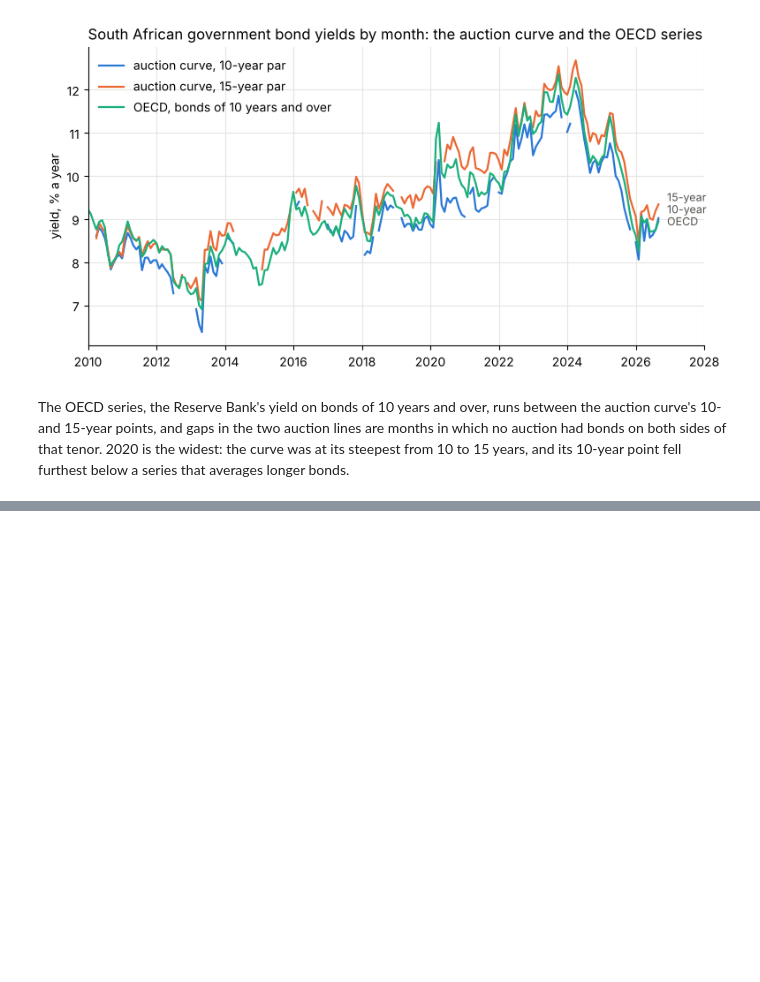
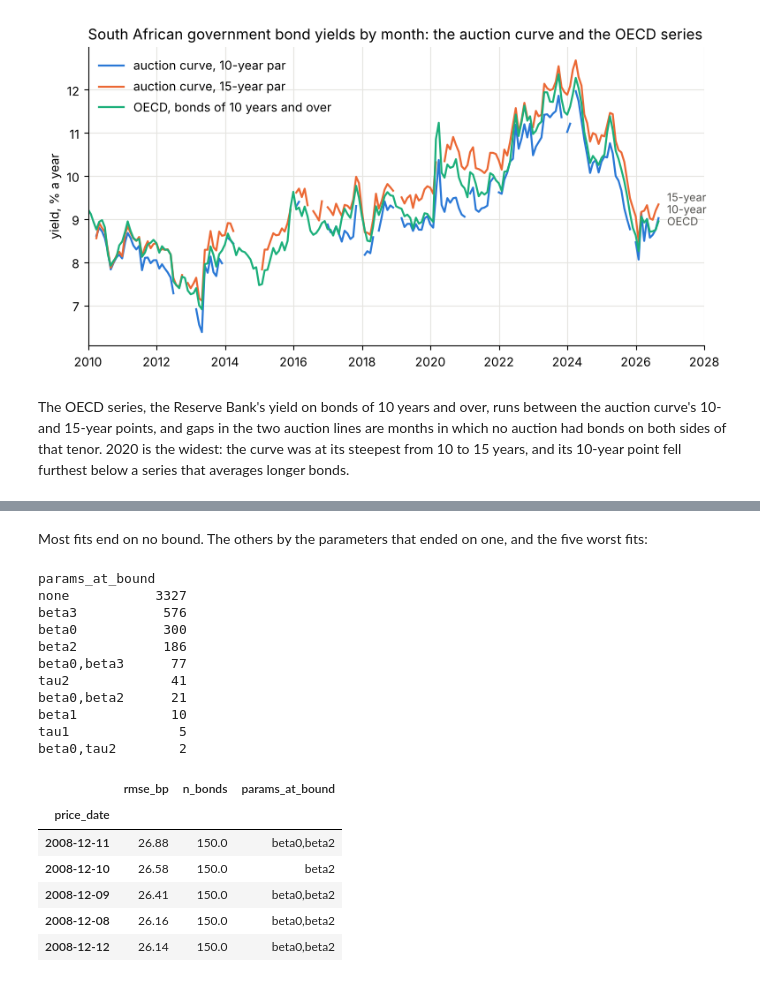
Before and after one commit to Makayacine/Finance, a Jupyter notebook: sovereign-curves-cicd-lambda-glue-ecs/sovereign-curves-walkthrough.ipynb, the cells around one changed output, grey strips where cells are left out. Cells and saved outputs as stored; diff of their text form; code cells hidden in the pictures; blank space fills up the shorter version.

```diff
--- a/sovereign-curves-cicd-lambda-glue-ecs/sovereign-curves-walkthrough.ipynb
+++ b/sovereign-curves-cicd-lambda-glue-ecs/sovereign-curves-walkthrough.ipynb
@@ -595,0 +677,26 @@ had bonds on both sides of that tenor. 2020 is the widest: the curve was at its
+# %% [markdown]
+Most fits end on no bound. The others by the parameters that ended on one, and the five worst
+fits:
+# %%
+if FULL is not None:
+    print(fsv.params_at_bound.replace("", "none").value_counts().to_string())
+    display(fsv.nlargest(5, "rmse_bp").set_index("price_date")[["rmse_bp", "n_bonds", "params_at_bound"]].round(2))
+# %% [output]
+params_at_bound
+none           3327
+beta3           576
+beta0           300
+beta2           186
+beta0,beta3      77
+tau2             41
+beta0,beta2      21
+beta1            10
+tau1              5
+beta0,tau2        2
+|  | rmse_bp | n_bonds | params_at_bound |
+| price_date |  |  |  |
+| 2008-12-11 | 26.88 | 150.0 | beta0,beta2 |
+| 2008-12-10 | 26.58 | 150.0 | beta2 |
+| 2008-12-09 | 26.41 | 150.0 | beta0,beta2 |
+| 2008-12-08 | 26.16 | 150.0 | beta0,beta2 |
+| 2008-12-12 | 26.14 | 150.0 | beta0,beta2 |
```
Also changed, not shown: parts of 9 cells of this notebook, 1 other file.
